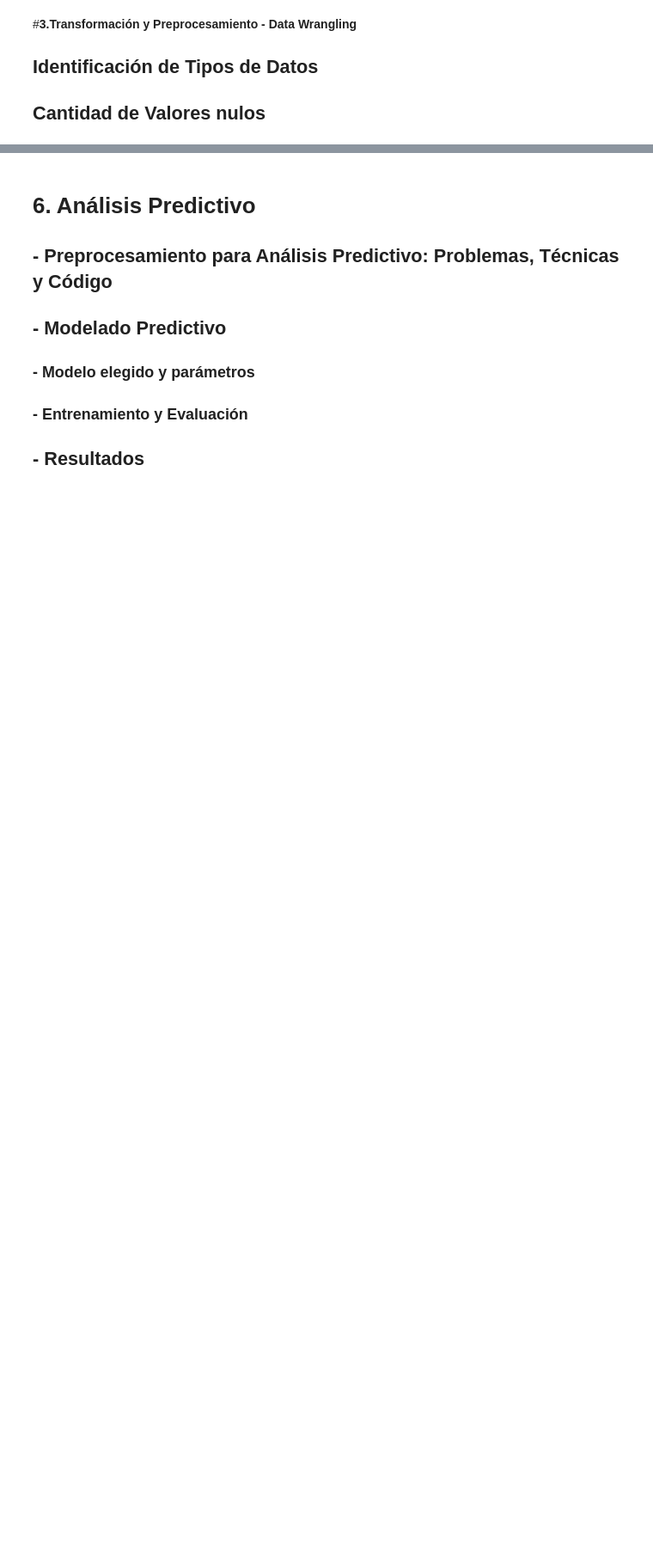
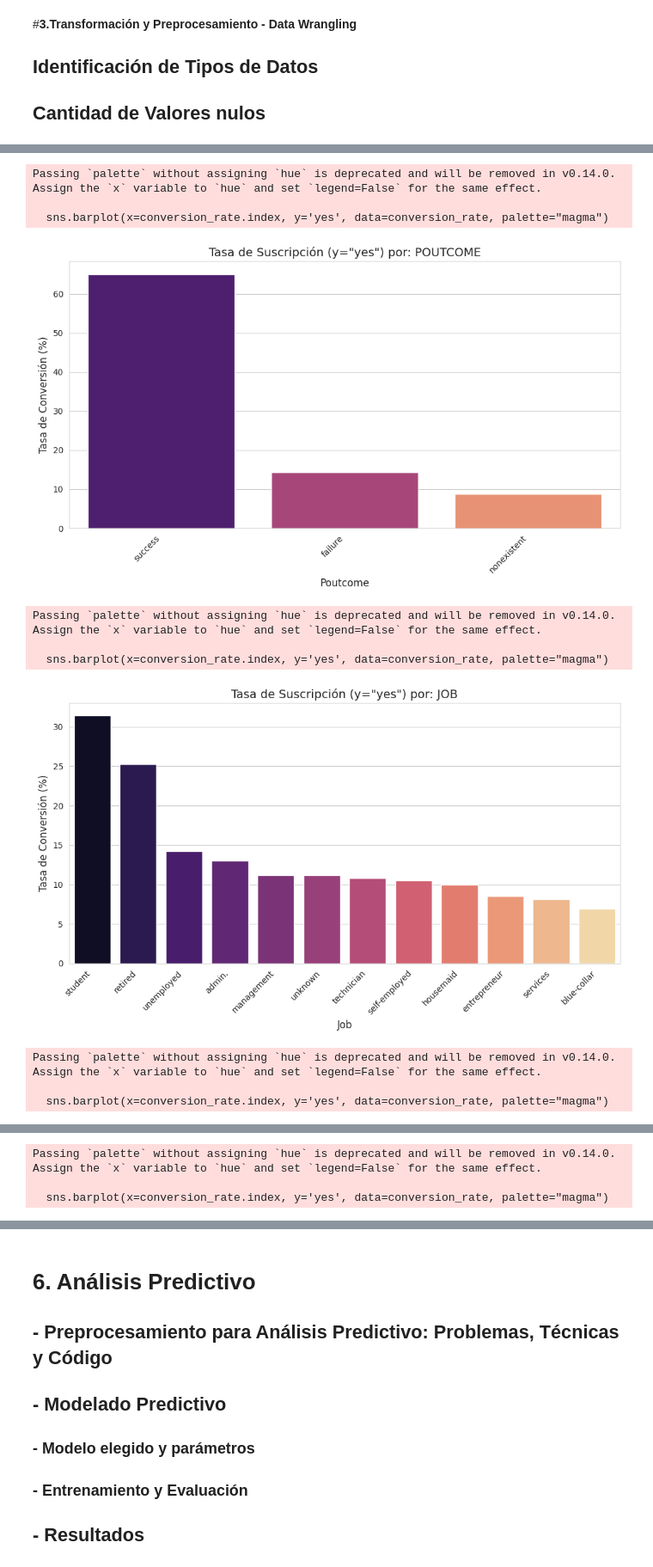
Before and after one commit to bidallei/MIAAD-UACJ, a Jupyter notebook: ProyectoFinalProgADAP_263150.ipynb, the cells around one changed output, grey strips where cells are left out. Shown: that part at 86% size. Saved outputs shown, nothing was run; the diff lists cells and outputs as text; code cells hidden in the pictures; blank space fills up the shorter version.

```diff
--- a/ProyectoFinalProgADAP_263150.ipynb
+++ b/ProyectoFinalProgADAP_263150.ipynb
@@ -77,0 +226,46 @@ FileNotFoundError: [Errno 2] No such file or directory: '/content/drive/MyDrive/
+# %%
+import pandas as pd
+import numpy as np
+import matplotlib.pyplot as plt
+import seaborn as sns
+
+# Configuración básica de visualización
+sns.set_style("whitegrid")
+plt.rcParams['figure.figsize'] = (10, 6)
+plt.rcParams['figure.dpi'] = 100
+# %%
+def plot_conversion_rate(df, column):
+    """Calcula y grafica la tasa de conversión (y='yes') por categoría."""
+
+    # Crea una tabla de contingencia de proporciones normalizada por la columna
+    conversion_table = pd.crosstab(df[column], df['y'], normalize='index').mul(100)
+
+    # Extrae solo la tasa de éxito ('yes') y ordena
+    conversion_rate = conversion_table['yes'].sort_values(ascending=False).to_frame()
+
+    plt.figure(figsize=(10, 6))
+    sns.barplot(x=conversion_rate.index, y='yes', data=conversion_rate, palette="magma")
+    plt.title(f'Tasa de Suscripción (y="yes") por: {column.upper()}', fontsize=14)
+    plt.ylabel('Tasa de Conversión (%)', fontsize=12)
+    plt.xlabel(column.capitalize(), fontsize=12)
+    plt.xticks(rotation=45, ha='right')
+    plt.tight_layout()
+    plt.show()
+
+# Variables Categóricas con fuerte influencia
+categorical_analysis_cols = ['poutcome', 'job', 'marital', 'loan', 'housing']
+
+for col in categorical_analysis_cols:
+    plot_conversion_rate(df, col)
+# %% [output]
+Passing `palette` without assigning `hue` is deprecated and will be removed in v0.14.0. Assign the `x` variable to `hue` and set `legend=False` for the same effect.
+
+  sns.barplot(x=conversion_rate.index, y='yes', data=conversion_rate, palette="magma")
+[figure, added]
+Passing `palette` without assigning `hue` is deprecated and will be removed in v0.14.0. Assign the `x` variable to `hue` and set `legend=False` for the same effect.
+
+  sns.barplot(x=conversion_rate.index, y='yes', data=conversion_rate, palette="magma")
+[figure, added]
+Passing `palette` without assigning `hue` is deprecated and will be removed in v0.14.0. Assign the `x` variable to `hue` and set `legend=False` for the same effect.
+
+  sns.barplot(x=conversion_rate.index, y='yes', data=conversion_rate, palette="magma")
@@ -77,0 +273,3 @@ FileNotFoundError: [Errno 2] No such file or directory: '/content/drive/MyDrive/
+Passing `palette` without assigning `hue` is deprecated and will be removed in v0.14.0. Assign the `x` variable to `hue` and set `legend=False` for the same effect.
+
+  sns.barplot(x=conversion_rate.index, y='yes', data=conversion_rate, palette="magma")
```
Also changed, not shown: parts of 25 cells of this notebook.
